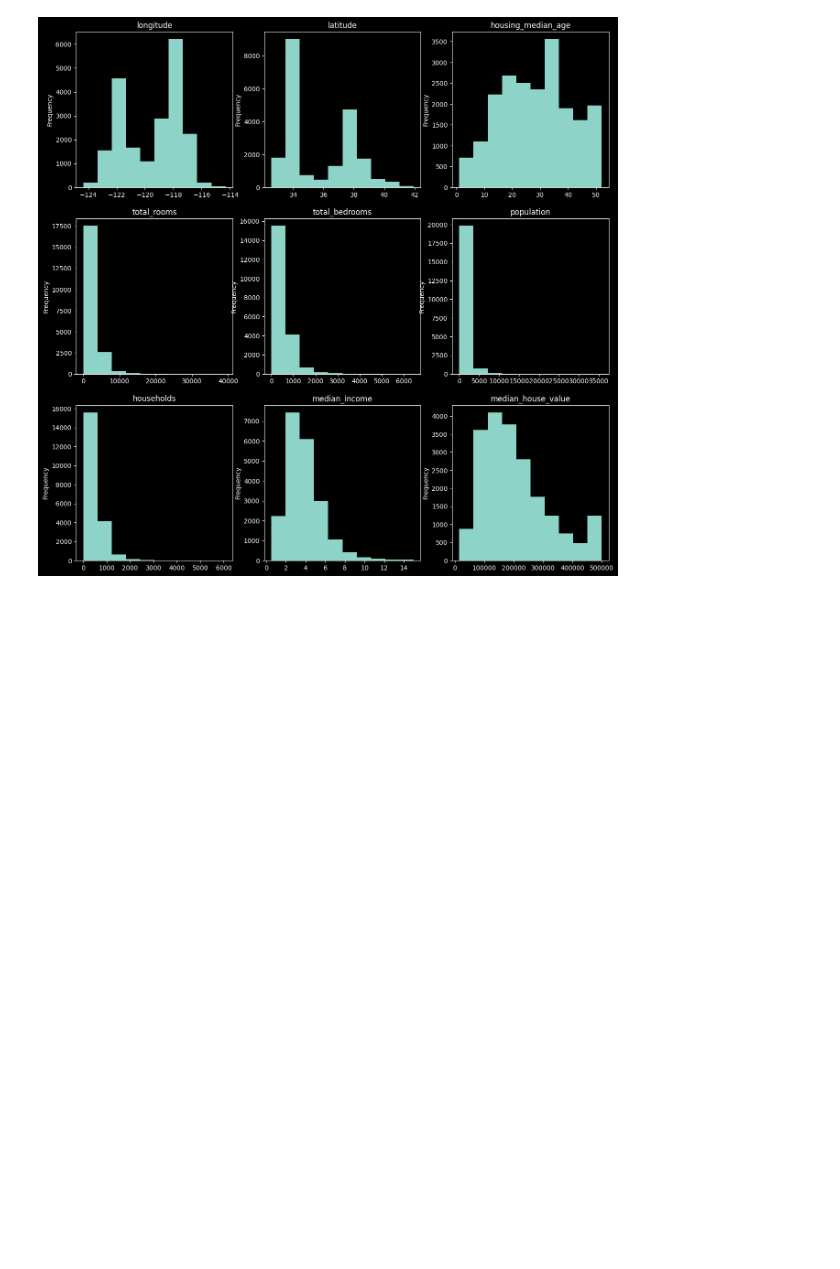
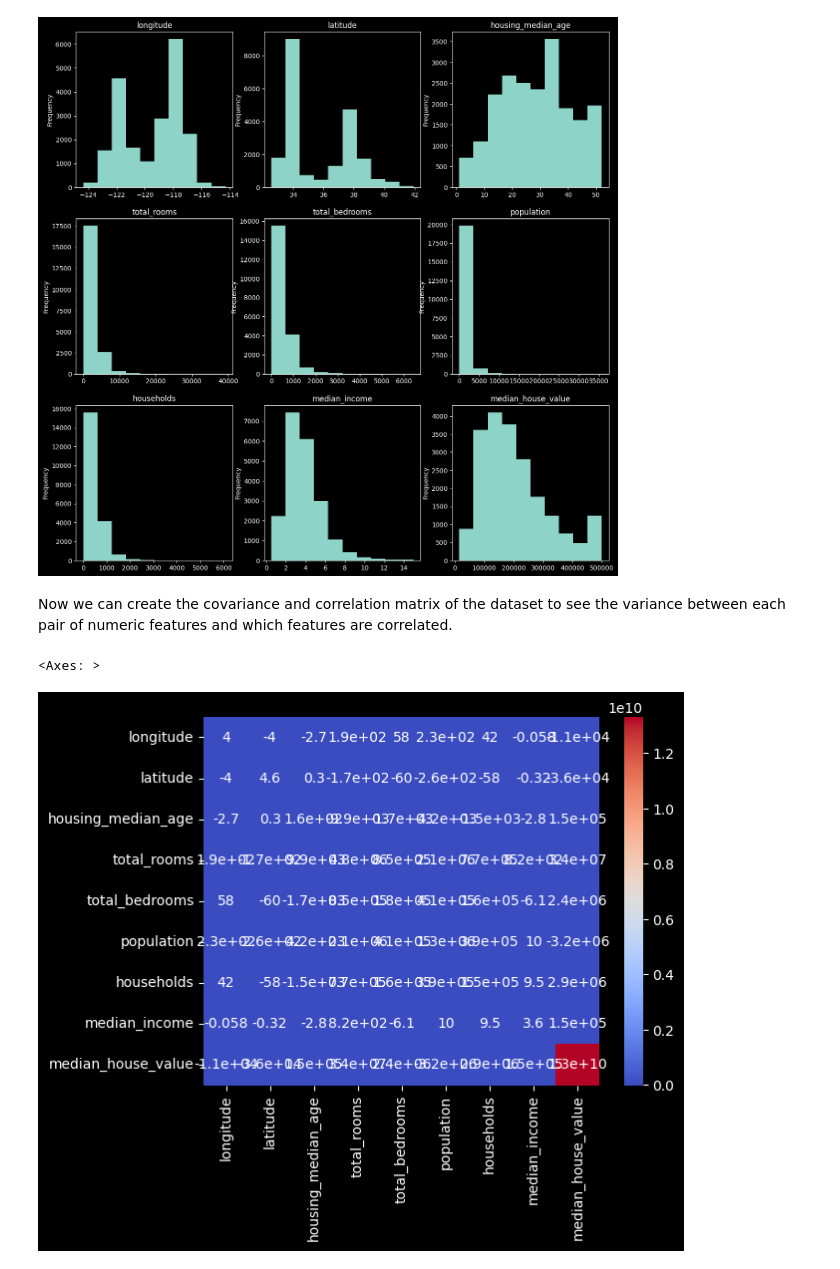
Before and after one commit to jimdimas/pattern-recognition-project, a Jupyter notebook: preprocess.ipynb, the cells around one changed output. Cells and saved outputs as stored; diff of their text form; code cells hidden in the pictures; blank space fills up the shorter version.

Commit message:
correlation,covariation,scatter plots of correlated features

```diff
--- a/preprocess.ipynb
+++ b/preprocess.ipynb
@@ -108,3 +109,10 @@ for idx, (ax_i, feat) in enumerate(zip(ax.flatten(), num_feats)):
     ax_i.set_title(feat)
 # %% [output]
 [figure]
+# %% [markdown]
+Now we can create the covariance and correlation matrix of the dataset to see the variance between each pair of numeric features and which features are correlated.
+# %%
+sns.heatmap(data.select_dtypes('number').cov(), cmap='coolwarm', annot=True)
+# %% [output]
+<Axes: >
+[figure, added]
```
Also changed, not shown: parts of 11 cells of this notebook, 1 other file.
